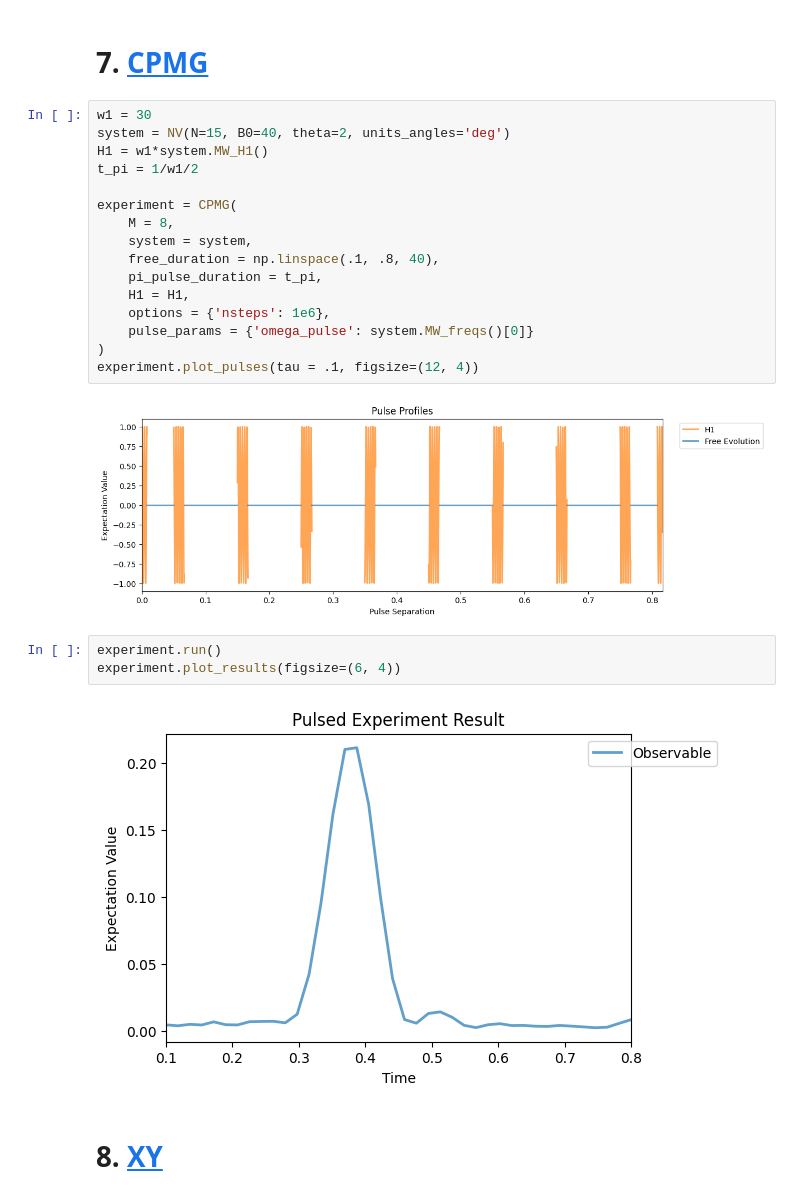
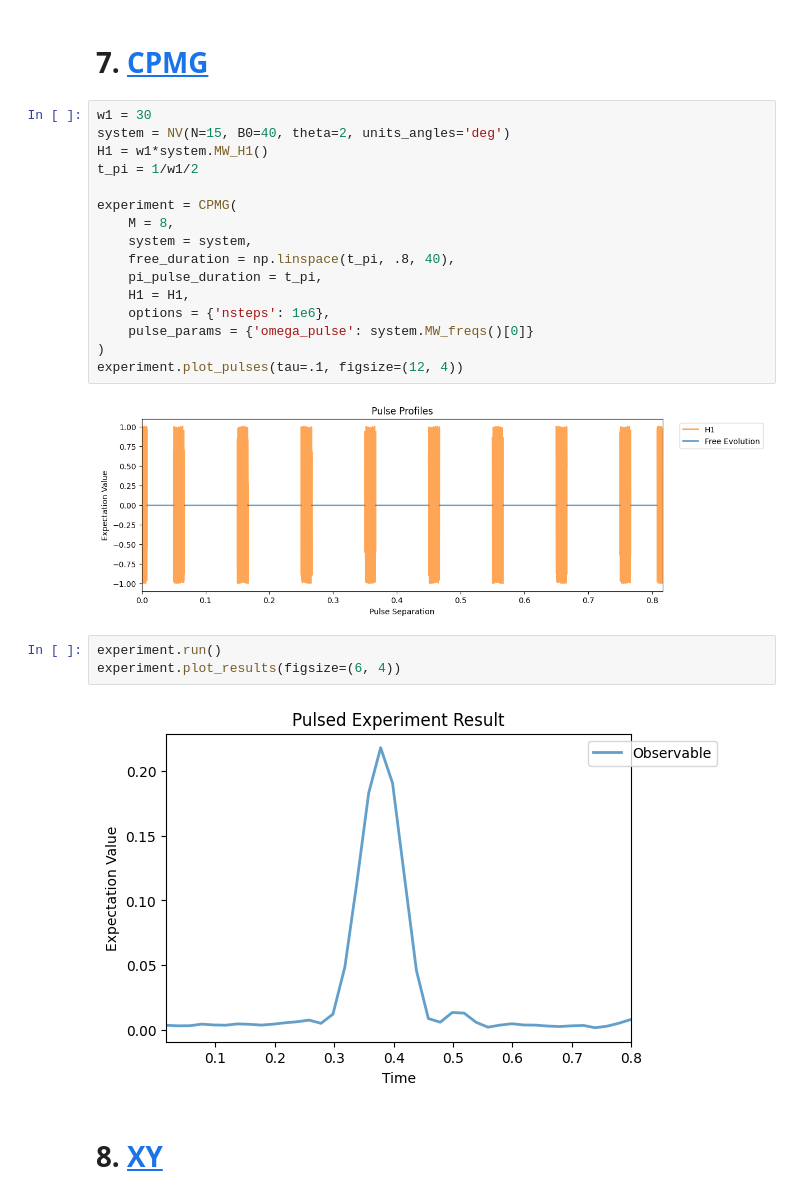
Before and after one commit to QISS-HZB/QuaCCAToo, a Jupyter notebook: TestsObjects.ipynb, the cells around one changed output. Saved outputs shown, nothing was run; the diff lists cells and outputs as text.

```diff
--- a/TestsObjects.ipynb
+++ b/TestsObjects.ipynb
@@ -176,26 +176,26 @@ experiment.plot_results(figsize=(6, 4), xlabel='Frequency (MHz)')
 # %%
 w1 = 30
 system = NV(N=15, B0=40, theta=2, units_angles='deg')
 H1 = w1*system.MW_H1()
 t_pi = 1/w1/2
 
 experiment = CPMG(
     M = 8,
     system = system,
-    free_duration = np.linspace(.1, .8, 40),
+    free_duration = np.linspace(t_pi, .8, 40),
     pi_pulse_duration = t_pi,
     H1 = H1,
     options = {'nsteps': 1e6},
     pulse_params = {'omega_pulse': system.MW_freqs()[0]}
 )
-experiment.plot_pulses(tau = .1, figsize=(12, 4))
+experiment.plot_pulses(tau=.1, figsize=(12, 4))
 # %% [output]
-[figure, old version]
+[figure, new version]
 # %%
 experiment.run()
 experiment.plot_results(figsize=(6, 4))
 # %% [output]
-[figure, old version]
+[figure, new version]
 # %% [markdown]
 # 8. <a id='toc8_'></a>[XY](#toc0_)
 # %%
```
Also changed, not shown: parts of 12 cells of this notebook, 5 other files.
